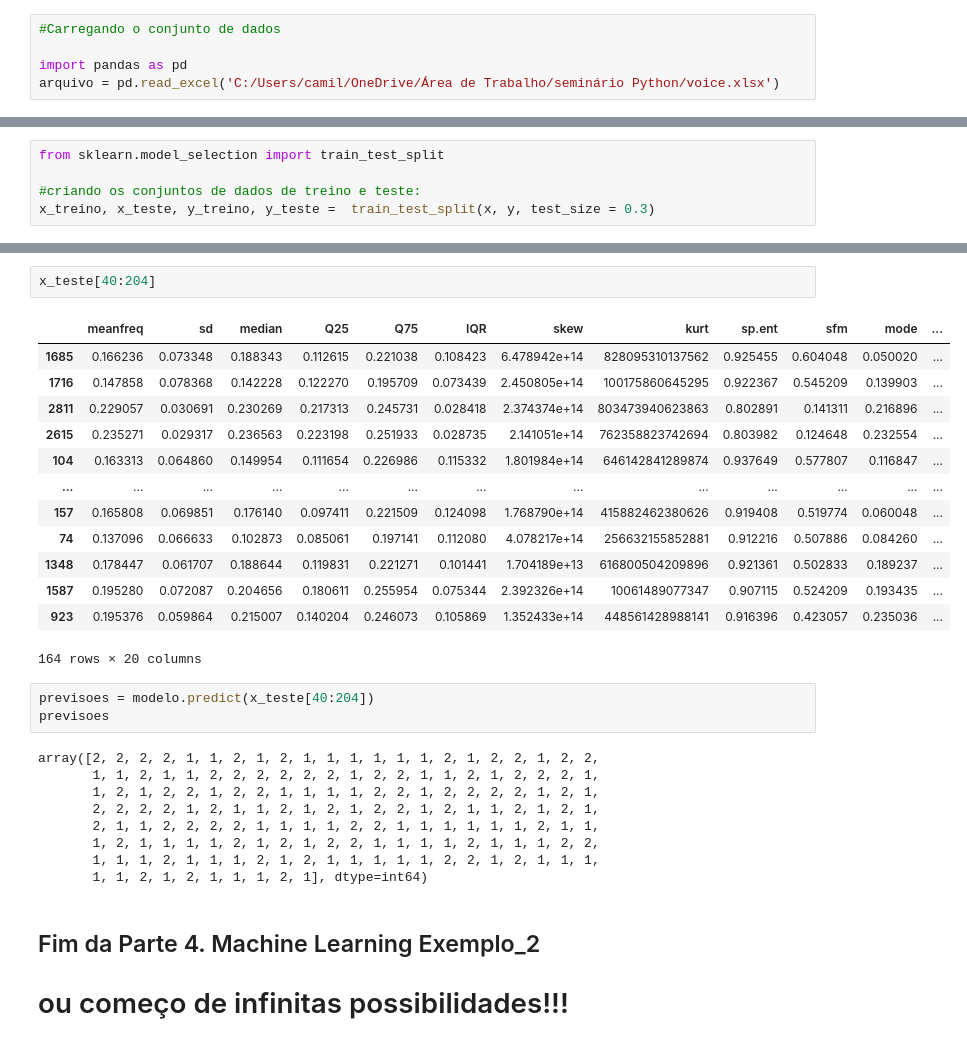
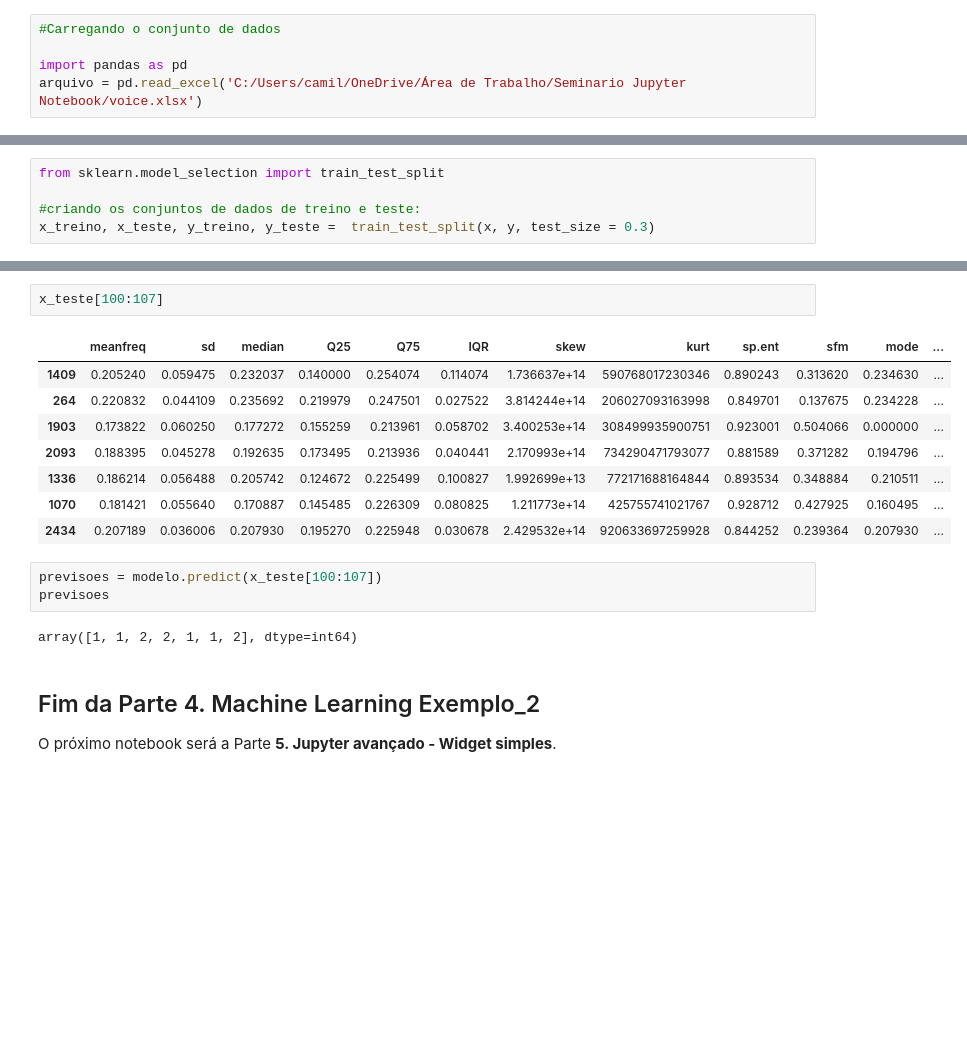
Before and after one commit to Ctolin/Seminario-BD, a Jupyter notebook: 4. Machine Learning Exemplo_2.ipynb, the cells around one changed output, grey strips where cells are left out. Drawn from its saved outputs; the diff is of its cells as text; blank space fills up the shorter version.

```diff
--- a/4. Machine Learning Exemplo_2.ipynb
+++ b/4. Machine Learning Exemplo_2.ipynb
@@ -57,7 +57,7 @@ Festvox CMU_ARCTIC Speech Database na Carnegie Mellon University disponível em:
 #Carregando o conjunto de dados
 
 import pandas as pd
-arquivo = pd.read_excel('C:/Users/camil/OneDrive/Área de Trabalho/seminário Python/voice.xlsx')
+arquivo = pd.read_excel('C:/Users/camil/OneDrive/Área de Trabalho/Seminario Jupyter Notebook/voice.xlsx')
 # %%
 arquivo.shape
 # %% [output]
@@ -134,33 +141,21 @@ y_teste[100:150]
 Name: label, dtype: int64
 # %%
-x_teste[40:204]
+x_teste[100:107]
 # %% [output]
 |  | meanfreq | sd | median | Q25 | Q75 | IQR | skew | kurt | sp.ent | sfm | mode | ... |
-| 1685 | 0.166236 | 0.073348 | 0.188343 | 0.112615 | 0.221038 | 0.108423 | 6.478942e+14 | 828095310137562 | 0.925455 | 0.604048 | 0.050020 | ... |
-| 1716 | 0.147858 | 0.078368 | 0.142228 | 0.122270 | 0.195709 | 0.073439 | 2.450805e+14 | 100175860645295 | 0.922367 | 0.545209 | 0.139903 | ... |
-| 2811 | 0.229057 | 0.030691 | 0.230269 | 0.217313 | 0.245731 | 0.028418 | 2.374374e+14 | 803473940623863 | 0.802891 | 0.141311 | 0.216896 | ... |
-| 2615 | 0.235271 | 0.029317 | 0.236563 | 0.223198 | 0.251933 | 0.028735 | 2.141051e+14 | 762358823742694 | 0.803982 | 0.124648 | 0.232554 | ... |
-| 104 | 0.163313 | 0.064860 | 0.149954 | 0.111654 | 0.226986 | 0.115332 | 1.801984e+14 | 646142841289874 | 0.937649 | 0.577807 | 0.116847 | ... |
-| ... | ... | ... | ... | ... | ... | ... | ... | ... | ... | ... | ... | ... |
-| 157 | 0.165808 | 0.069851 | 0.176140 | 0.097411 | 0.221509 | 0.124098 | 1.768790e+14 | 415882462380626 | 0.919408 | 0.519774 | 0.060048 | ... |
-| 74 | 0.137096 | 0.066633 | 0.102873 | 0.085061 | 0.197141 | 0.112080 | 4.078217e+14 | 256632155852881 | 0.912216 | 0.507886 | 0.084260 | ... |
-| 1348 | 0.178447 | 0.061707 | 0.188644 | 0.119831 | 0.221271 | 0.101441 | 1.704189e+13 | 616800504209896 | 0.921361 | 0.502833 | 0.189237 | ... |
-| 1587 | 0.195280 | 0.072087 | 0.204656 | 0.180611 | 0.255954 | 0.075344 | 2.392326e+14 | 10061489077347 | 0.907115 | 0.524209 | 0.193435 | ... |
-| 923 | 0.195376 | 0.059864 | 0.215007 | 0.140204 | 0.246073 | 0.105869 | 1.352433e+14 | 448561428988141 | 0.916396 | 0.423057 | 0.235036 | ... |
+| 1409 | 0.205240 | 0.059475 | 0.232037 | 0.140000 | 0.254074 | 0.114074 | 1.736637e+14 | 590768017230346 | 0.890243 | 0.313620 | 0.234630 | ... |
+| 264 | 0.220832 | 0.044109 | 0.235692 | 0.219979 | 0.247501 | 0.027522 | 3.814244e+14 | 206027093163998 | 0.849701 | 0.137675 | 0.234228 | ... |
+| 1903 | 0.173822 | 0.060250 | 0.177272 | 0.155259 | 0.213961 | 0.058702 | 3.400253e+14 | 308499935900751 | 0.923001 | 0.504066 | 0.000000 | ... |
+| 2093 | 0.188395 | 0.045278 | 0.192635 | 0.173495 | 0.213936 | 0.040441 | 2.170993e+14 | 734290471793077 | 0.881589 | 0.371282 | 0.194796 | ... |
+| 1336 | 0.186214 | 0.056488 | 0.205742 | 0.124672 | 0.225499 | 0.100827 | 1.992699e+13 | 772171688164844 | 0.893534 | 0.348884 | 0.210511 | ... |
+| 1070 | 0.181421 | 0.055640 | 0.170887 | 0.145485 | 0.226309 | 0.080825 | 1.211773e+14 | 425755741021767 | 0.928712 | 0.427925 | 0.160495 | ... |
+| 2434 | 0.207189 | 0.036006 | 0.207930 | 0.195270 | 0.225948 | 0.030678 | 2.429532e+14 | 920633697259928 | 0.844252 | 0.239364 | 0.207930 | ... |
-164 rows × 20 columns
 # %%
-previsoes = modelo.predict(x_teste[40:204])
+previsoes = modelo.predict(x_teste[100:107])
 previsoes
 # %% [output]
-array([2, 2, 2, 2, 1, 1, 2, 1, 2, 1, 1, 1, 1, 1, 1, 2, 1, 2, 2, 1, 2, 2,
-       1, 1, 2, 1, 1, 2, 2, 2, 2, 2, 2, 1, 2, 2, 1, 1, 2, 1, 2, 2, 2, 1,
-       1, 2, 1, 2, 2, 1, 2, 2, 1, 1, 1, 1, 2, 2, 1, 2, 2, 2, 2, 1, 2, 1,
-       2, 2, 2, 2, 1, 2, 1, 1, 2, 1, 2, 1, 2, 2, 1, 2, 1, 1, 2, 1, 2, 1,
-       2, 1, 1, 2, 2, 2, 2, 1, 1, 1, 1, 2, 2, 1, 1, 1, 1, 1, 1, 2, 1, 1,
-       1, 2, 1, 1, 1, 1, 2, 1, 2, 1, 2, 2, 1, 1, 1, 1, 2, 1, 1, 1, 2, 2,
-       1, 1, 1, 2, 1, 1, 1, 2, 1, 2, 1, 1, 1, 1, 1, 2, 2, 1, 2, 1, 1, 1,
-       1, 1, 2, 1, 2, 1, 1, 1, 2, 1], dtype=int64)
+array([1, 1, 2, 2, 1, 1, 2], dtype=int64)
 # %% [markdown]
 ## Fim da Parte 4. Machine Learning Exemplo_2
 
-# ou começo de infinitas possibilidades!!!
+O próximo notebook será a Parte **5. Jupyter avançado - Widget simples**.
```
Also changed, not shown: parts of 8 cells of this notebook, 6 other files.
